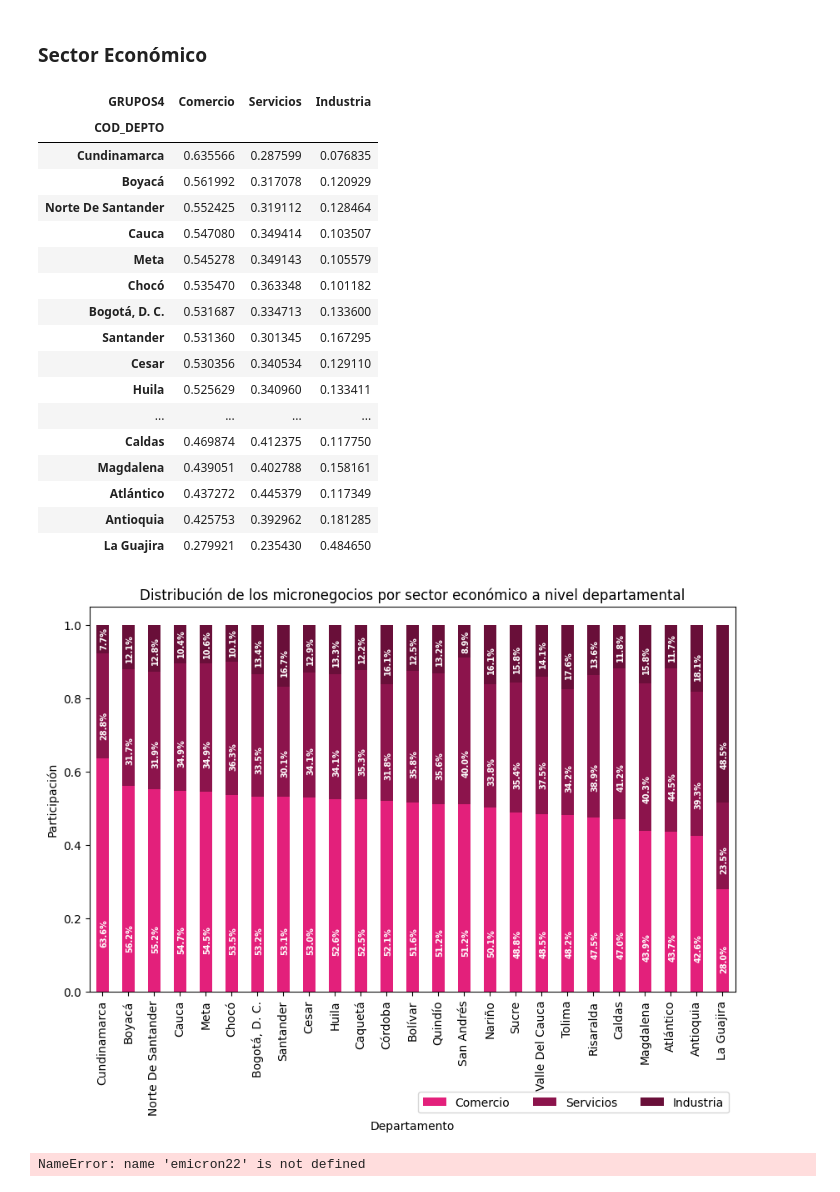
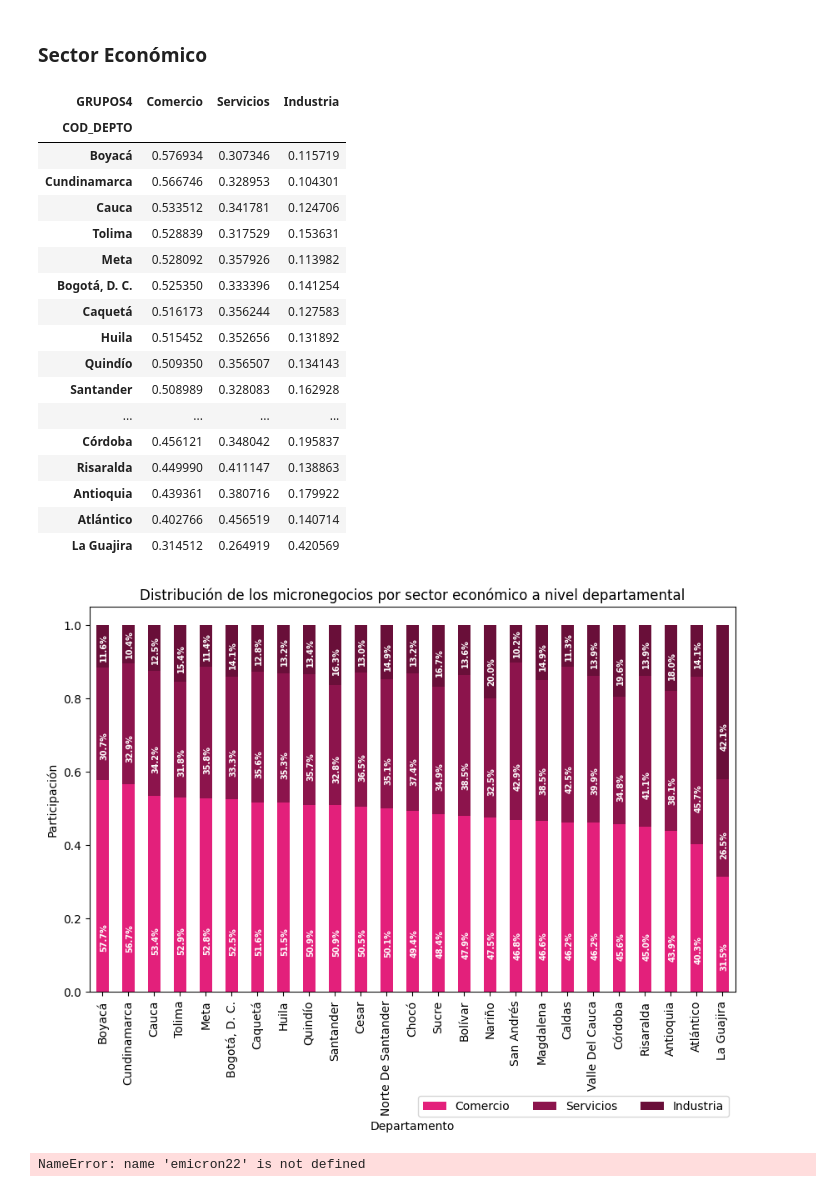
Before and after one commit to caravilaga/Repositorio_DANE, a Jupyter notebook: Descripcion emicron/Descripción emicron.ipynb, the cells around one changed output. Drawn from its saved outputs; the diff is of its cells as text; code cells hidden in the pictures.

```diff
--- a/Descripcion emicron/Descripción emicron.ipynb
+++ b/Descripcion emicron/Descripción emicron.ipynb
@@ -24,7 +24,7 @@ emicron['OLA'].value_counts()
 Name: OLA, dtype: int64
 # %%
 emicron_estab = emicron[emicron['UBICA']!= 4]
-emicron_estab = emicron_estab[emicron_estab['OLA']== 2022]
+#emicron_estab = emicron_estab[emicron_estab['OLA']== 2022]
 #emicron_estab = emicron_estab[var_estab]
 emicron_estab['UBICA'] = emicron_estab['UBICA'].astype(int)
 emicron_estab['REG_CONT'] = emicron_estab['REG_CONT'].astype(int)
@@ -107,53 +128,52 @@ cross_tab_prop
 # %% [output]
 | GRUPOS4 | Comercio | Servicios | Industria |
 | COD_DEPTO |  |  |  |
-| Cundinamarca | 0.635566 | 0.287599 | 0.076835 |
-| Boyacá | 0.561992 | 0.317078 | 0.120929 |
-| Norte De Santander | 0.552425 | 0.319112 | 0.128464 |
-| Cauca | 0.547080 | 0.349414 | 0.103507 |
-| Meta | 0.545278 | 0.349143 | 0.105579 |
-| Chocó | 0.535470 | 0.363348 | 0.101182 |
-| Bogotá, D. C. | 0.531687 | 0.334713 | 0.133600 |
-| Santander | 0.531360 | 0.301345 | 0.167295 |
-| Cesar | 0.530356 | 0.340534 | 0.129110 |
-| Huila | 0.525629 | 0.340960 | 0.133411 |
+| Boyacá | 0.576934 | 0.307346 | 0.115719 |
+| Cundinamarca | 0.566746 | 0.328953 | 0.104301 |
+| Cauca | 0.533512 | 0.341781 | 0.124706 |
+| Tolima | 0.528839 | 0.317529 | 0.153631 |
+| Meta | 0.528092 | 0.357926 | 0.113982 |
+| Bogotá, D. C. | 0.525350 | 0.333396 | 0.141254 |
+| Caquetá | 0.516173 | 0.356244 | 0.127583 |
+| Huila | 0.515452 | 0.352656 | 0.131892 |
+| Quindío | 0.509350 | 0.356507 | 0.134143 |
+| Santander | 0.508989 | 0.328083 | 0.162928 |
 | ... | ... | ... | ... |
-| Caldas | 0.469874 | 0.412375 | 0.117750 |
-| Magdalena | 0.439051 | 0.402788 | 0.158161 |
-| Atlántico | 0.437272 | 0.445379 | 0.117349 |
-| Antioquia | 0.425753 | 0.392962 | 0.181285 |
-| La Guajira | 0.279921 | 0.235430 | 0.484650 |
+| Córdoba | 0.456121 | 0.348042 | 0.195837 |
+| Risaralda | 0.449990 | 0.411147 | 0.138863 |
+| Antioquia | 0.439361 | 0.380716 | 0.179922 |
+| Atlántico | 0.402766 | 0.456519 | 0.140714 |
+| La Guajira | 0.314512 | 0.264919 | 0.420569 |
 # %%
-
 cross_tab_prop.plot(kind='bar',
                     stacked=True,
                     colormap=custom_cmap2,
                     figsize=(10, 6))
 
 plt.legend(loc="upper left", ncol=3)
 plt.xlabel("Departamento")
 plt.ylabel("Participación")
 plt.title("Distribución de los micronegocios por sector económico a nivel departamental")
 
 for n, x in enumerate([*cross_tab_prop.index.values]):
     for (proportion, y_loc) in zip(cross_tab_prop.loc[x],
                                    cross_tab_prop.loc[x].cumsum()):
 
         plt.text(x=n - 0.1,
                  y=(y_loc - proportion) + (proportion / 5),
                  s=f'{np.round(proportion * 100, 1)}%',
                  color="white",
                  fontsize=7,
                  rotation = 'vertical',
                  fontweight="bold")
 
 # Put a legend below current axis
-plt.legend(loc='lower left', bbox_to_anchor=(0.5, -0.33),
+plt.legend(loc='lower left', bbox_to_anchor=(0.5, -0.34),
           fancybox=True, shadow=False, ncol=5)
 
 plt.show()
 # %% [output]
-[figure, old version]
+[figure, new version]
 # %%
 cross_tab_prop = pd.crosstab(emicron_estab['COD_DEPTO'],
                              emicron_estab['GRUPOS12'],
```
Also changed, not shown: parts of 32 cells of this notebook, 5 other files.
